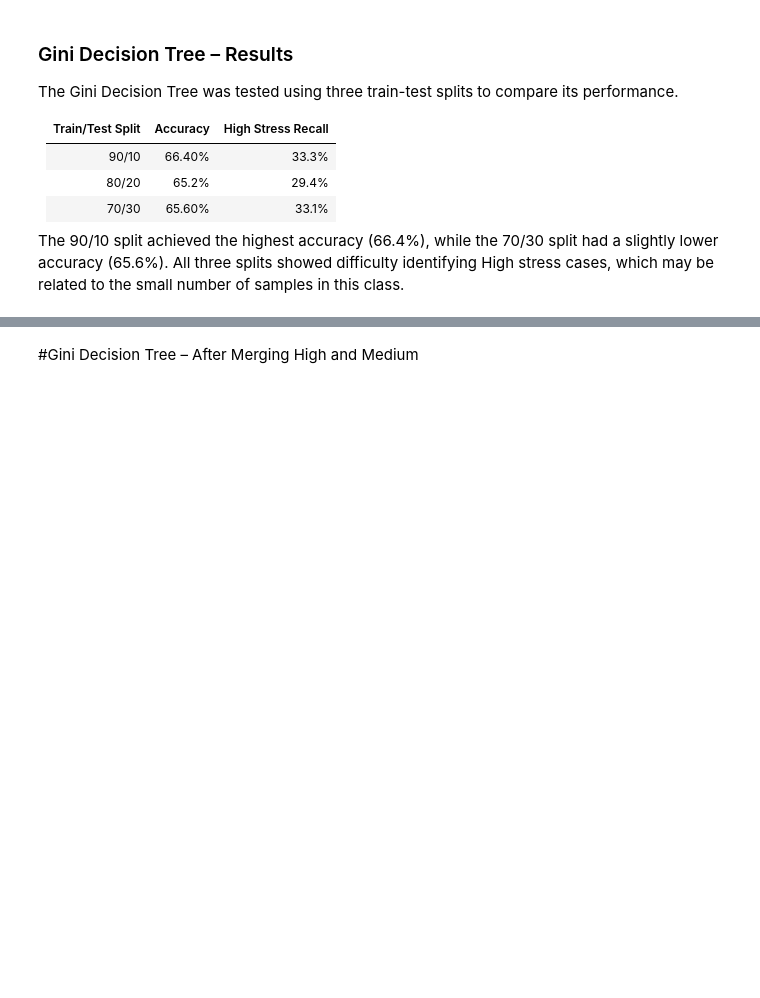
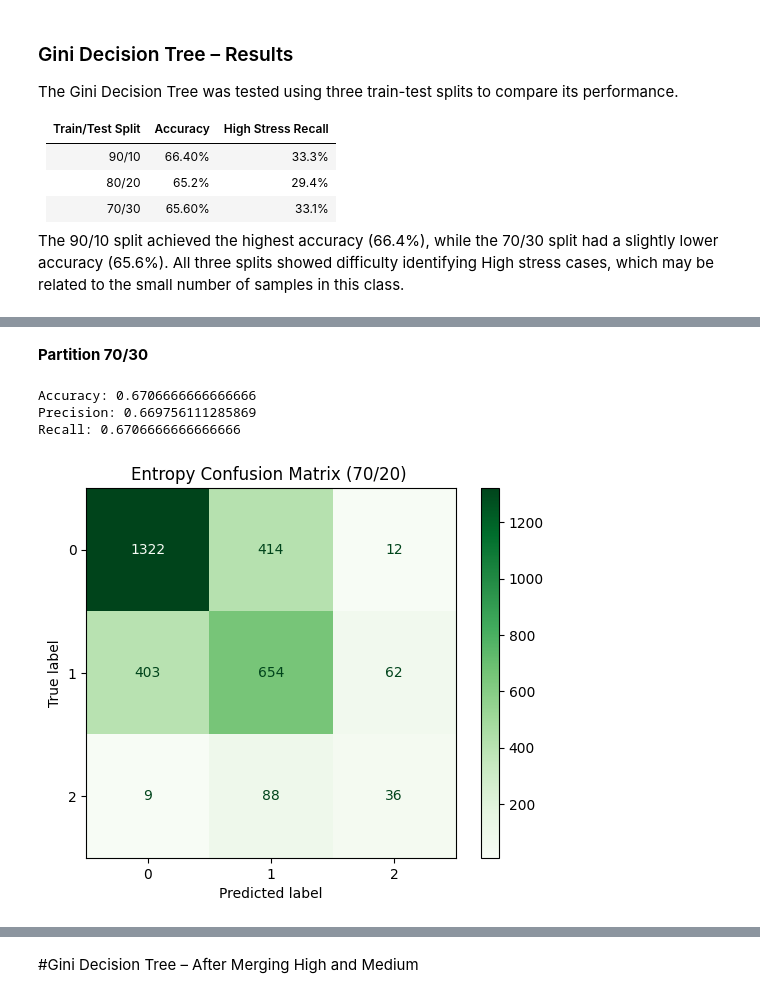
Before and after one commit to hend-22/-IT326-Project, a Jupyter notebook: Reports/Phase3.ipynb, the cells around one changed output, grey strips where cells are left out. Saved outputs shown, nothing was run; the diff lists cells and outputs as text; code cells hidden in the pictures; blank space fills up the shorter version.

```diff
--- a/Reports/Phase3.ipynb
+++ b/Reports/Phase3.ipynb
@@ -364,0 +247,32 @@ The 90/10 split achieved the highest accuracy (66.4%), while the 70/30 split had
+# %% [markdown]
+
+**Partition 70/30**
+# %%
+
+X_train, X_test, y_train, y_test = train_test_split(X,y,test_size=0.3,random_state=1)
+
+clf=DecisionTreeClassifier(criterion="entropy")
+clf=clf.fit(X_train,y_train)
+y_pred=clf.predict(X_test)
+
+print("Accuracy:", accuracy_score(y_test, y_pred))
+print("Precision:", precision_score(y_test, y_pred, average='weighted'))
+print("Recall:", recall_score(y_test, y_pred, average='weighted'))
+
+cn=df['Daily_Stress_Level'].unique()
+
+ConfusionMatrixDisplay.from_estimator(
+    clf,
+    X_test,
+    y_test,
+    display_labels=cn,
+    cmap="Greens"
+)
+
+plt.title("Entropy Confusion Matrix (70/20) ")
+plt.show()
+# %% [output]
+Accuracy: 0.6706666666666666
+Precision: 0.669756111285869
+Recall: 0.6706666666666666
+[figure, added]
```
Also changed, not shown: parts of 45 cells of this notebook.
